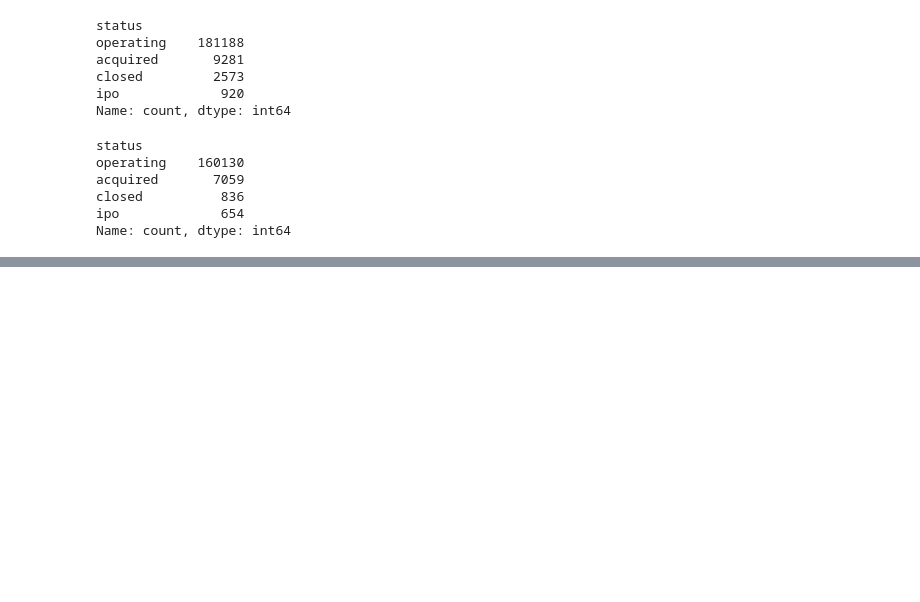
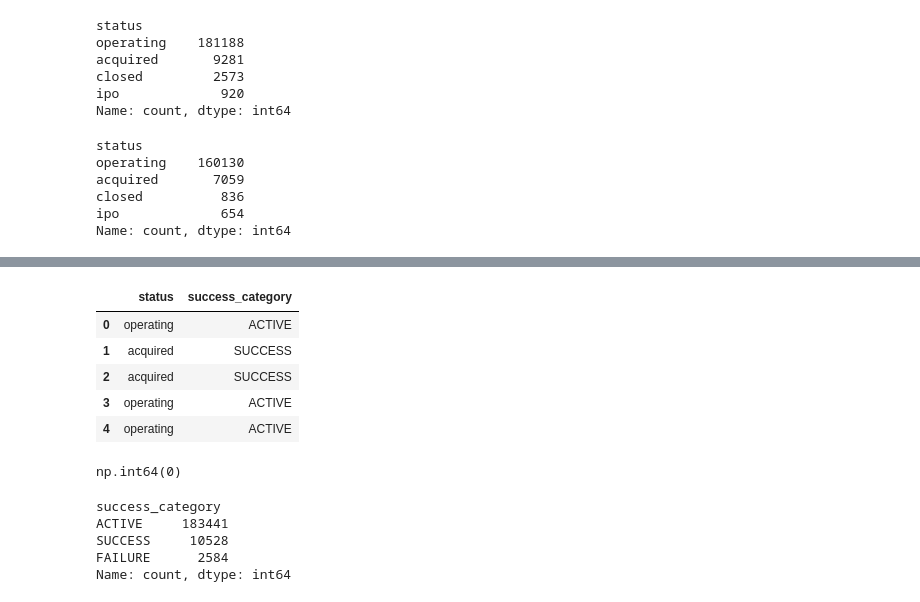
Before and after one commit to GM-Team-1/gm-credit-fund-risk-model, a Jupyter notebook: notebooks/CFRM.ipynb, the cells around one changed output, grey strips where cells are left out. Drawn from its saved outputs; the diff is of its cells as text; code cells hidden in the pictures; blank space fills up the shorter version.

```diff
--- a/notebooks/CFRM.ipynb
+++ b/notebooks/CFRM.ipynb
@@ -134,0 +353,33 @@ Name: count, dtype: int64
+# %%
+# category mappings
+status_map = {
+    'acquired': 'SUCCESS',
+    'ipo': 'SUCCESS',
+    'closed': 'FAILURE',
+    'operating': 'ACTIVE'}
+
+# Others = UNKNOWN
+df['success_category'] = df['status'].map(status_map).fillna('UNKNOWN')
+
+df[['status', 'success_category']].head()
+# %% [output]
+|  | status | success_category |
+| 0 | operating | ACTIVE |
+| 1 | acquired | SUCCESS |
+| 2 | acquired | SUCCESS |
+| 3 | operating | ACTIVE |
+| 4 | operating | ACTIVE |
+# %%
+#Validate mapping completeness
+df['success_category'].isna().sum()
+# %% [output]
+np.int64(0)
+# %%
+# Display new category distribution
+df['success_category'].value_counts()
+# %% [output]
+success_category
+ACTIVE     183441
+SUCCESS     10528
+FAILURE      2584
+Name: count, dtype: int64
```
Also changed, not shown: parts of 45 cells of this notebook.
